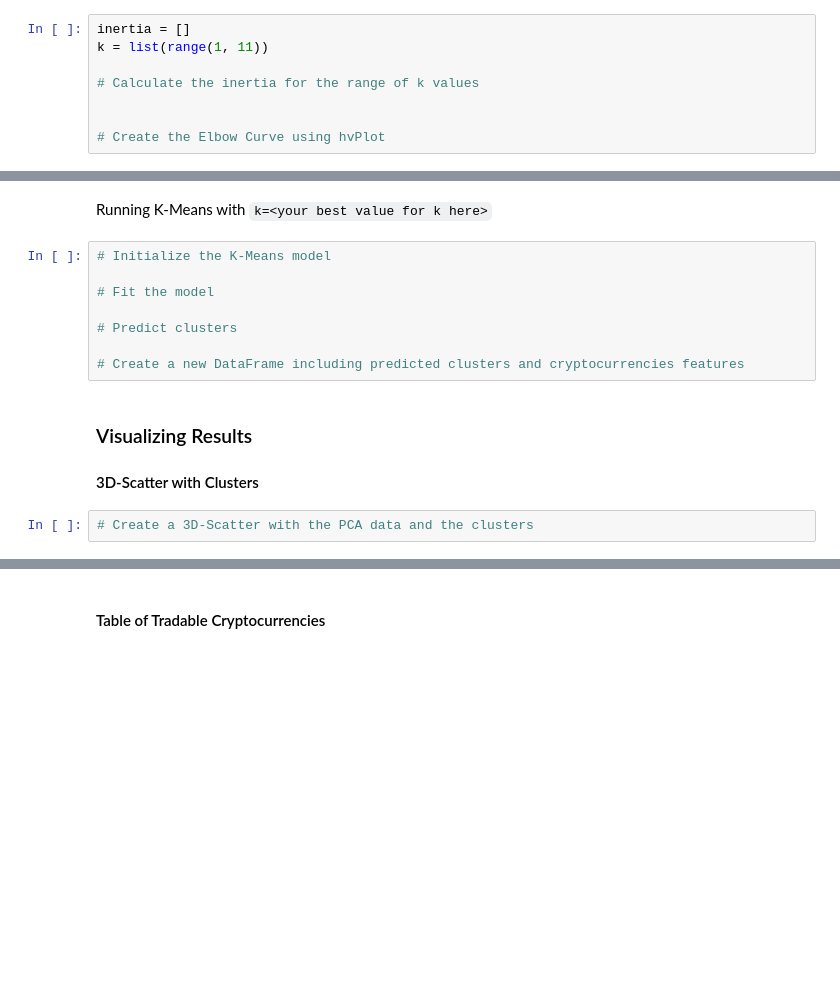
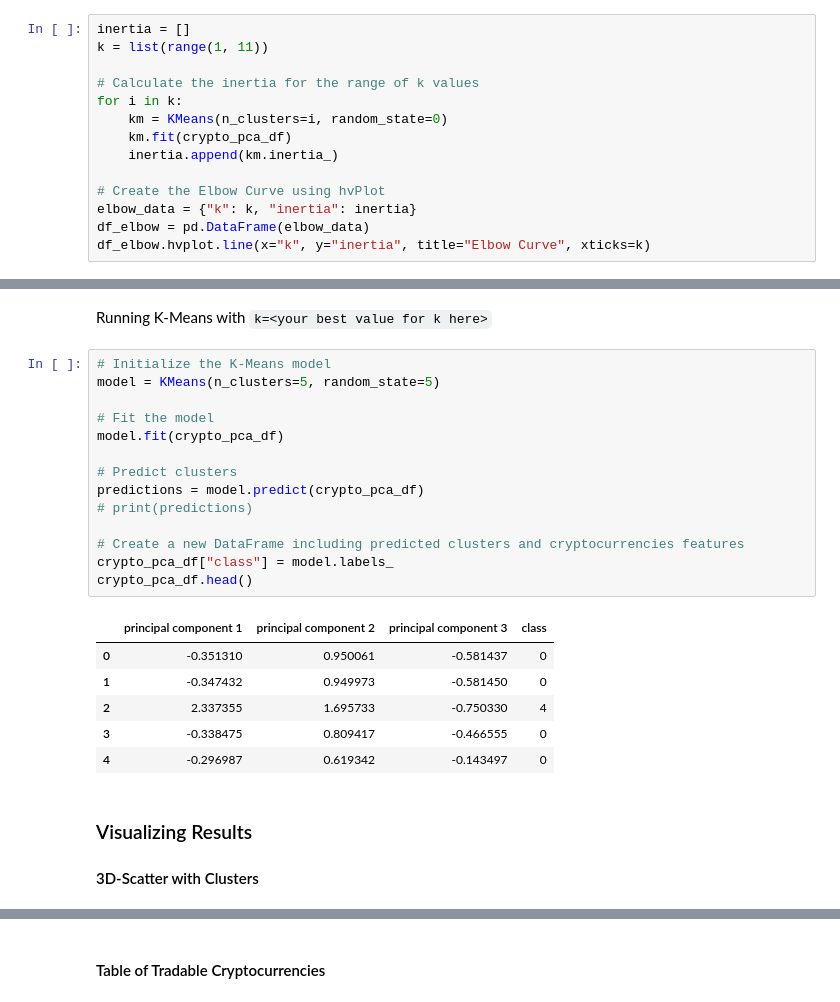
Before and after one commit to rs-fintech/13-AWS-Lex, a Jupyter notebook: crypto_clustering.ipynb, the cells around one changed output, grey strips where cells are left out. Cells and saved outputs as stored; diff of their text form; blank space fills up the shorter version.

```diff
--- a/crypto_clustering.ipynb
+++ b/crypto_clustering.ipynb
@@ -206,6 +187,12 @@ inertia = []
 k = list(range(1, 11))
 
 # Calculate the inertia for the range of k values
-
+for i in k:
+    km = KMeans(n_clusters=i, random_state=0)
+    km.fit(crypto_pca_df)
+    inertia.append(km.inertia_)
 
 # Create the Elbow Curve using hvPlot
+elbow_data = {"k": k, "inertia": inertia}
+df_elbow = pd.DataFrame(elbow_data)
+df_elbow.hvplot.line(x="k", y="inertia", title="Elbow Curve", xticks=k)
@@ -213,15 +202,26 @@ k = list(range(1, 11))
 Running K-Means with `k=<your best value for k here>`
 # %%
 # Initialize the K-Means model
+model = KMeans(n_clusters=5, random_state=5)
 
 # Fit the model
+model.fit(crypto_pca_df)
 
 # Predict clusters
+predictions = model.predict(crypto_pca_df)
+# print(predictions)
 
 # Create a new DataFrame including predicted clusters and cryptocurrencies features
+crypto_pca_df["class"] = model.labels_
+crypto_pca_df.head()
+# %% [output]
+|  | principal component 1 | principal component 2 | principal component 3 | class |
+| 0 | -0.351310 | 0.950061 | -0.581437 | 0 |
+| 1 | -0.347432 | 0.949973 | -0.581450 | 0 |
+| 2 | 2.337355 | 1.695733 | -0.750330 | 4 |
+| 3 | -0.338475 | 0.809417 | -0.466555 | 0 |
+| 4 | -0.296987 | 0.619342 | -0.143497 | 0 |
 # %% [markdown]
 ### Visualizing Results
 
 #### 3D-Scatter with Clusters
-# %%
-# Create a 3D-Scatter with the PCA data and the clusters
```
Also changed, not shown: parts of 17 cells of this notebook.
